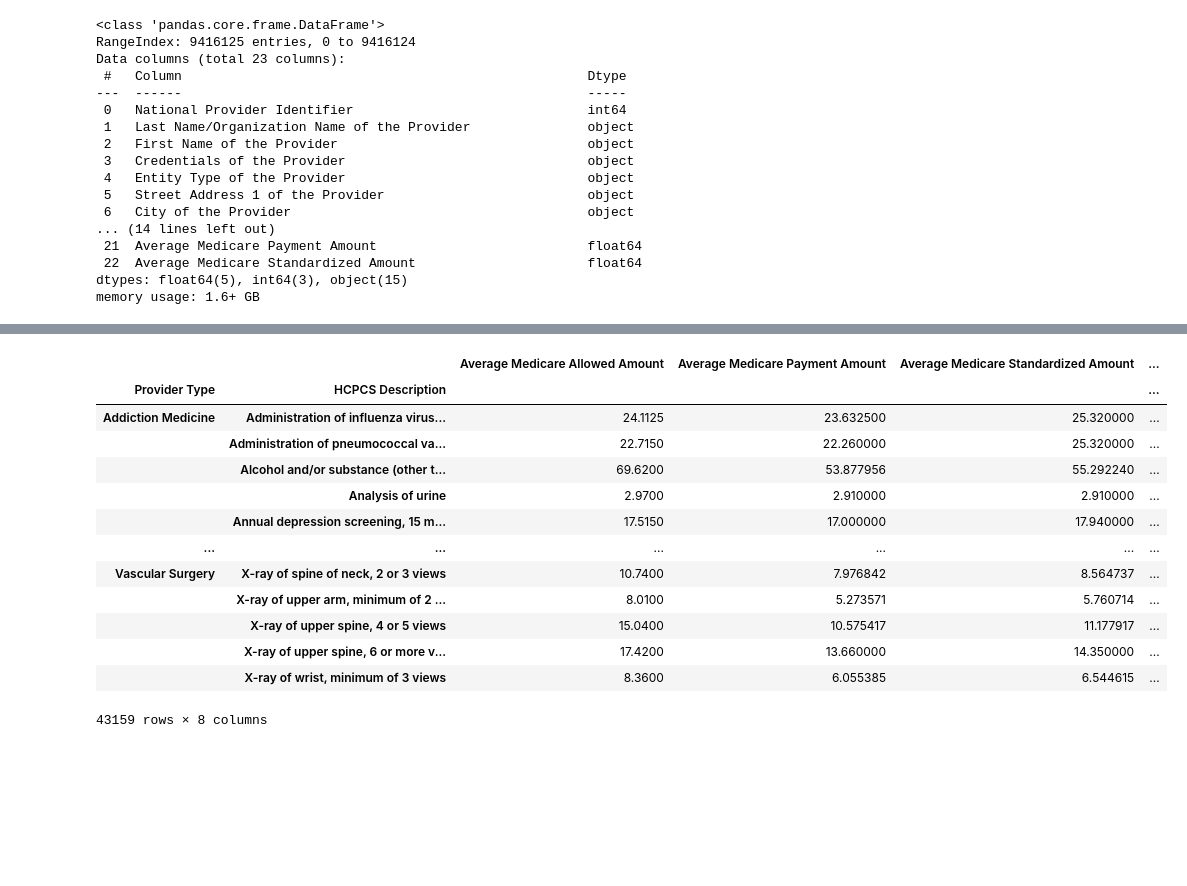
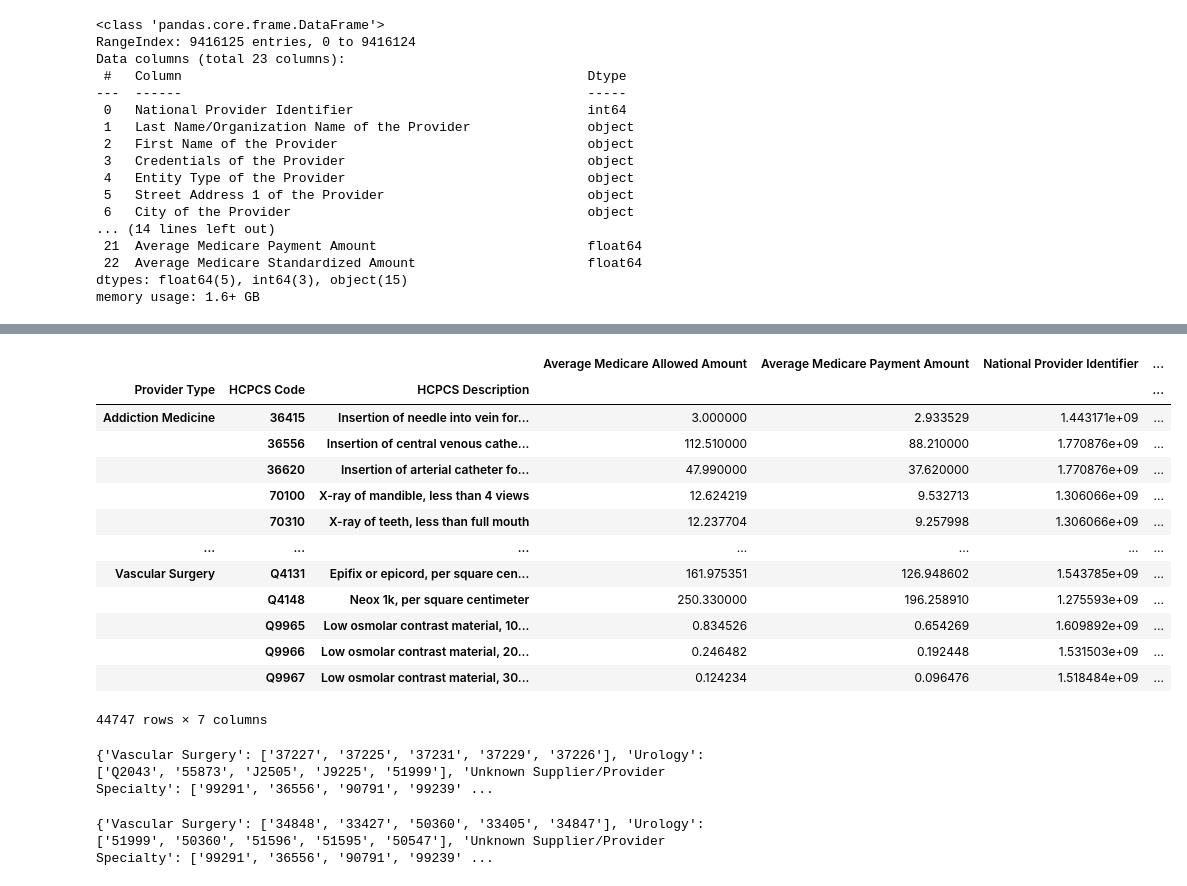
Before and after one commit to CatSchmalzer/healthcare-bluebook-gryphons, a Jupyter notebook: notebooks/Provider_Type_EDA.ipynb, the cells around one changed output, grey strips where cells are left out. Drawn from its saved outputs; the diff is of its cells as text; code cells hidden in the pictures; blank space fills up the shorter version.

```diff
--- a/notebooks/Provider_Type_EDA.ipynb
+++ b/notebooks/Provider_Type_EDA.ipynb
@@ -72,0 +104,3 @@ Name: HCPCS Description, Length: 5171, dtype: int64
+# %%
+# remove patient office visits
+individual_provider_payment_df_clean_no_office = individual_provider_payment_df_clean.loc[~individual_provider_payment_df_clean['HCPCS Description'].str.contains('patient office')]
@@ -72,0 +118,3 @@ Name: HCPCS Description, Length: 5171, dtype: int64
+# %%
+# remove hospital inpatient care visits
+individual_provider_payment_df_clean_no_office = individual_provider_payment_df_clean_no_office.loc[~individual_provider_payment_df_clean_no_office['HCPCS Description'].str.contains('hospital inpatient care,')]
@@ -72,0 +136,2 @@ Name: HCPCS Description, Length: 5171, dtype: int64
+# %%
+individual_provider_payment_df_clean_no_office['Total Revenue'] = individual_provider_payment_df_clean_no_office['Average Medicare Allowed Amount'] * individual_provider_payment_df_clean_no_office['Number of Services']
@@ -73,17 +188,19 @@ Name: HCPCS Description, Length: 5171, dtype: int64
 # %%
-pd.pivot_table(individual_provider_payment_df_clean,index=["Provider Type", "HCPCS Description"])
+provider_no_office = pd.pivot_table(individual_provider_payment_df_clean_no_office,index=["Provider Type", "HCPCS Code", "HCPCS Description"])
-# %% [output]
-|  |  | Average Medicare Allowed Amount | Average Medicare Payment Amount | Average Medicare Standardized Amount | ... |
-| Provider Type | HCPCS Description |  |  |  | ... |
-| Addiction Medicine | Administration of influenza virus... | 24.1125 | 23.632500 | 25.320000 | ... |
-|  | Administration of pneumococcal va... | 22.7150 | 22.260000 | 25.320000 | ... |
-|  | Alcohol and/or substance (other t... | 69.6200 | 53.877956 | 55.292240 | ... |
-|  | Analysis of urine | 2.9700 | 2.910000 | 2.910000 | ... |
-|  | Annual depression screening, 15 m... | 17.5150 | 17.000000 | 17.940000 | ... |
-| ... | ... | ... | ... | ... | ... |
-| Vascular Surgery | X-ray of spine of neck, 2 or 3 views | 10.7400 | 7.976842 | 8.564737 | ... |
-|  | X-ray of upper arm, minimum of 2 ... | 8.0100 | 5.273571 | 5.760714 | ... |
-|  | X-ray of upper spine, 4 or 5 views | 15.0400 | 10.575417 | 11.177917 | ... |
-|  | X-ray of upper spine, 6 or more v... | 17.4200 | 13.660000 | 14.350000 | ... |
-|  | X-ray of wrist, minimum of 3 views | 8.3600 | 6.055385 | 6.544615 | ... |
-43159 rows × 8 columns
+# %%
+provider_no_office
+# %% [output]
+|  |  |  | Average Medicare Allowed Amount | Average Medicare Payment Amount | National Provider Identifier | ... |
+| Provider Type | HCPCS Code | HCPCS Description |  |  |  | ... |
+| Addiction Medicine | 36415 | Insertion of needle into vein for... | 3.000000 | 2.933529 | 1.443171e+09 | ... |
+|  | 36556 | Insertion of central venous cathe... | 112.510000 | 88.210000 | 1.770876e+09 | ... |
+|  | 36620 | Insertion of arterial catheter fo... | 47.990000 | 37.620000 | 1.770876e+09 | ... |
+|  | 70100 | X-ray of mandible, less than 4 views | 12.624219 | 9.532713 | 1.306066e+09 | ... |
+|  | 70310 | X-ray of teeth, less than full mouth | 12.237704 | 9.257998 | 1.306066e+09 | ... |
+| ... | ... | ... | ... | ... | ... | ... |
+| Vascular Surgery | Q4131 | Epifix or epicord, per square cen... | 161.975351 | 126.948602 | 1.543785e+09 | ... |
+|  | Q4148 | Neox 1k, per square centimeter | 250.330000 | 196.258910 | 1.275593e+09 | ... |
+|  | Q9965 | Low osmolar contrast material, 10... | 0.834526 | 0.654269 | 1.609892e+09 | ... |
+|  | Q9966 | Low osmolar contrast material, 20... | 0.246482 | 0.192448 | 1.531503e+09 | ... |
+|  | Q9967 | Low osmolar contrast material, 30... | 0.124234 | 0.096476 | 1.518484e+09 | ... |
+44747 rows × 7 columns
@@ -89,0 +211,32 @@ pd.pivot_table(individual_provider_payment_df_clean,index=["Provider Type", "HCP
+# %%
+# provider type top 5 by average allowed amount
+
+provider_no_office_payment_dict = {}
+for i, v in provider_no_office_sort_payment.iterrows():
+    if v['Provider Type'] not in provider_no_office_payment_dict.keys():
+        provider_no_office_payment_dict[v['Provider Type']]=[v['HCPCS Code']]
+    elif (len(provider_no_office_payment_dict[v['Provider Type']]) < 5) & (v['HCPCS Code'] not in provider_no_office_payment_dict[v['Provider Type']]):
+        provider_no_office_payment_dict[v['Provider Type']].append(v['HCPCS Code'])
+    else:
+        continue
+
+print(provider_no_office_payment_dict)
+# %% [output]
+{'Vascular Surgery': ['37227', '37225', '37231', '37229', '37226'], 'Urology': ['Q2043', '55873', 'J2505', 'J9225', '51999'], 'Unknown Supplier/Provider Specialty': ['99291', '36556', '90791', '99239' ...
+# %%
+# facilities top 5 by average allowed amount
+
+facilities_top_five_avg_pmt = provider_no_office_sort_payment[provider_no_office_sort_payment["Place of Service"] == "F"]
+
+facilities_top_five_avg_pmt_dict = {}
+for i, v in facilities_top_five_avg_pmt.iterrows():
+    if v['Provider Type'] not in facilities_top_five_avg_pmt_dict.keys():
+        facilities_top_five_avg_pmt_dict[v['Provider Type']]=[v['HCPCS Code']]
+    elif (len(facilities_top_five_avg_pmt_dict[v['Provider Type']]) < 5) & (v['HCPCS Code'] not in facilities_top_five_avg_pmt_dict[v['Provider Type']]):
+        facilities_top_five_avg_pmt_dict[v['Provider Type']].append(v['HCPCS Code'])
+    else:
+        continue
+
+print(facilities_top_five_avg_pmt_dict)
+# %% [output]
+{'Vascular Surgery': ['34848', '33427', '50360', '33405', '34847'], 'Urology': ['51999', '50360', '51596', '51595', '50547'], 'Unknown Supplier/Provider Specialty': ['99291', '36556', '90791', '99239' ...
```
Also changed, not shown: parts of 19 cells of this notebook, 1 other file.
